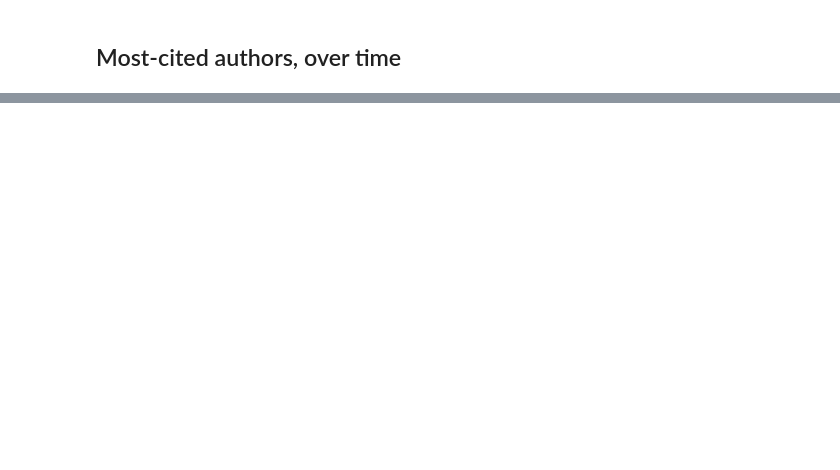
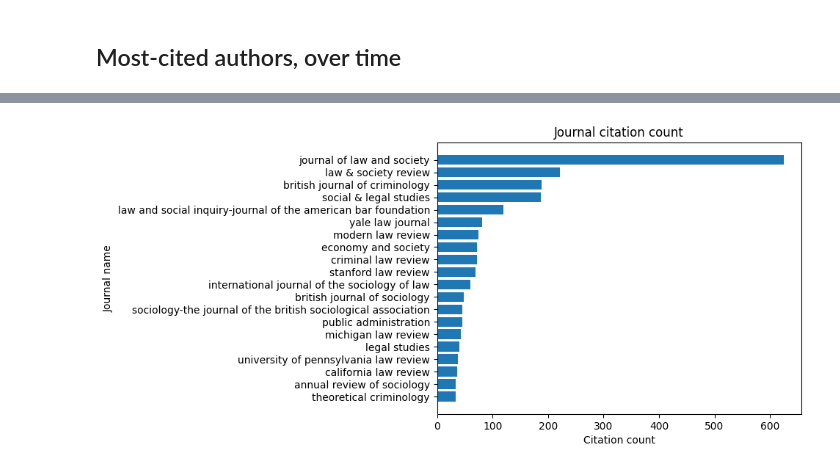
Before and after one commit to cboulanger/jls-bibliometry, a Jupyter notebook: jls-bibliometry.ipynb, the cells around one changed output, grey strips where cells are left out. Saved outputs shown, nothing was run; the diff lists cells and outputs as text; code cells hidden in the pictures; blank space fills up the shorter version.

```diff
--- a/jls-bibliometry.ipynb
+++ b/jls-bibliometry.ipynb
@@ -162,0 +165,12 @@ plot_by_year(data, dep_col="author", dep_label="Author")
+# %%
+query = """
+match (citingWork:Work)-[r:CITES]->(:Work)-[:PUBLISHED_IN]-(citedVenue:Venue)
+where exists((citingWork)-[:PUBLISHED_IN]->(:Venue {id:"j law soc"}))
+return citedVenue.name as `Journal name`, count(r) as `Citation count`
+order by `Citation count` desc
+limit 20
+"""
+from scripts.utils import get_graph
+graph = get_graph("jls2")
+df = graph.run(query).to_data_frame()
+df
@@ -162,0 +195,11 @@ plot_by_year(data, dep_col="author", dep_label="Author")
+# %%
+import matplotlib.pyplot as plt
+df = df.sort_values('Citation count', ascending=True)
+plt.barh(df['Journal name'], df['Citation count'])
+plt.xlabel('Citation count')
+plt.ylabel('Journal name')
+plt.title('Journal citation count')
+plt.savefig("docs/jls-most-cited-journals.png", bbox_inches="tight")
+plt.show()
+# %% [output]
+[figure, added]
```
Also changed, not shown: parts of 8 cells of this notebook, 10 other files.
